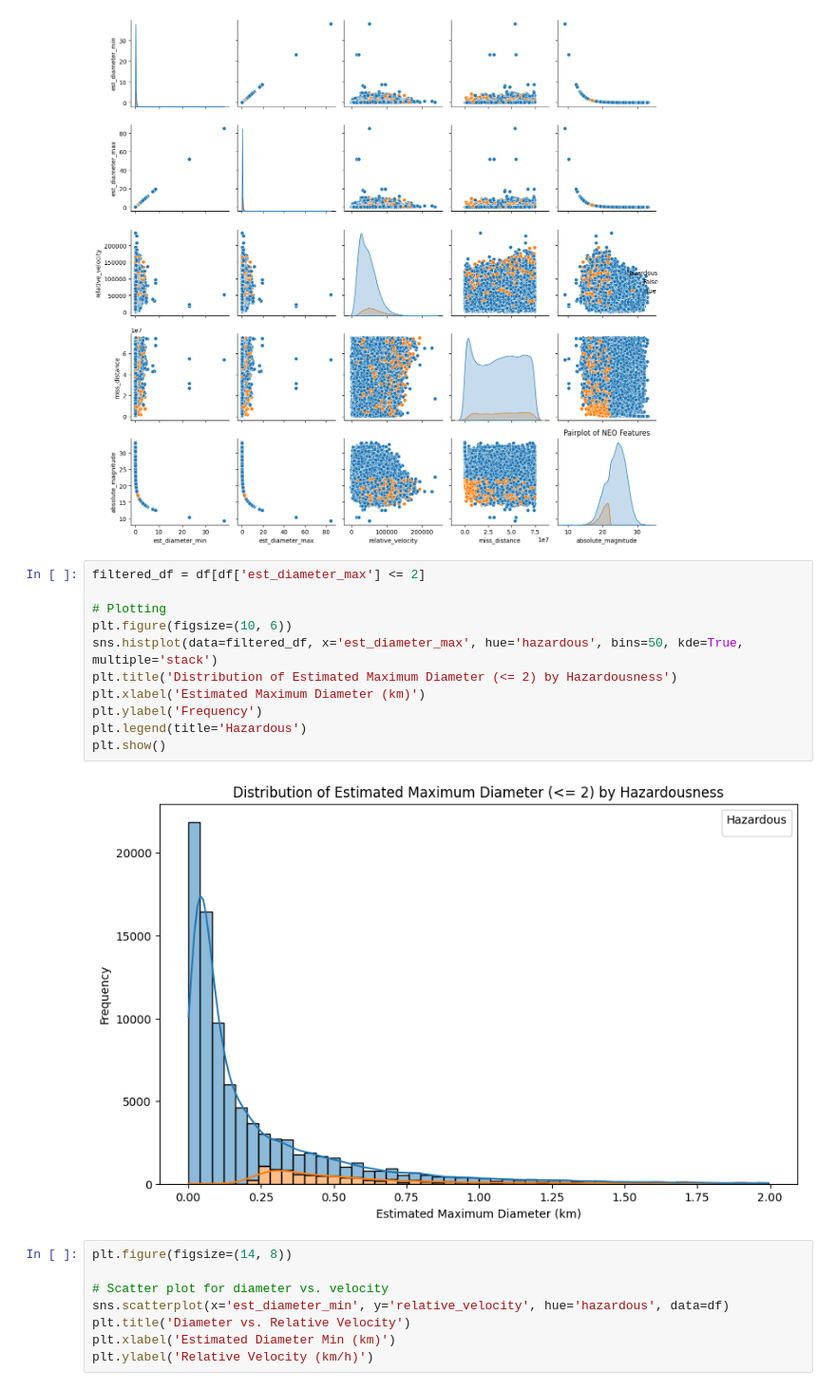
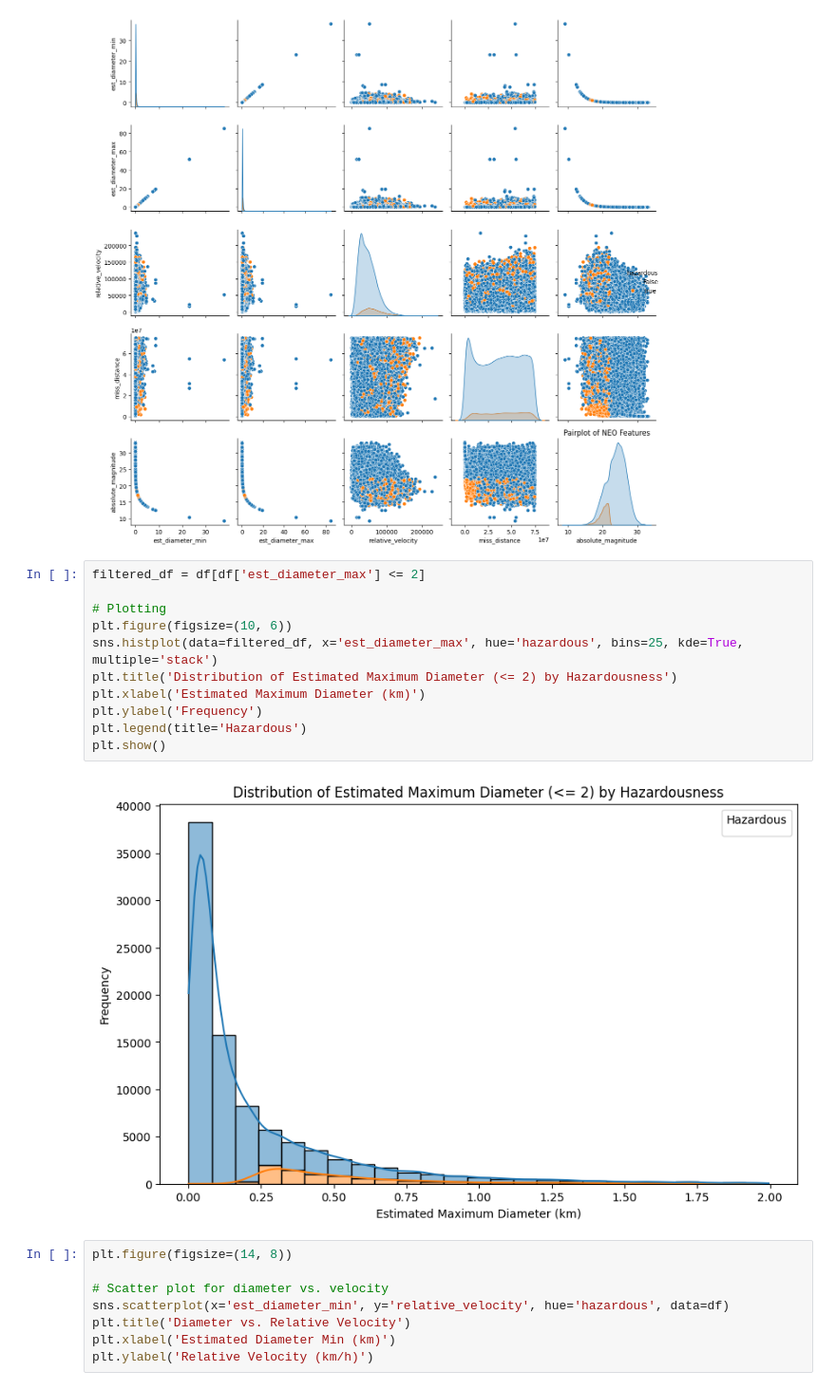
Before and after one commit to Ascyt/4chif_dsai_nasa-neo, a Jupyter notebook: program.ipynb, the cells around one changed output. Shown at 95% size. Cells and saved outputs as stored; diff of their text form.

```diff
--- a/program.ipynb
+++ b/program.ipynb
@@ -40,16 +40,16 @@ plt.show()
 # %%
 filtered_df = df[df['est_diameter_max'] <= 2]
 
 # Plotting
 plt.figure(figsize=(10, 6))
-sns.histplot(data=filtered_df, x='est_diameter_max', hue='hazardous', bins=50, kde=True, multiple='stack')
+sns.histplot(data=filtered_df, x='est_diameter_max', hue='hazardous', bins=25, kde=True, multiple='stack')
 plt.title('Distribution of Estimated Maximum Diameter (<= 2) by Hazardousness')
 plt.xlabel('Estimated Maximum Diameter (km)')
 plt.ylabel('Frequency')
 plt.legend(title='Hazardous')
 plt.show()
 # %% [output]
-[figure, old version]
+[figure, new version]
 # %%
 plt.figure(figsize=(14, 8))
 
```
